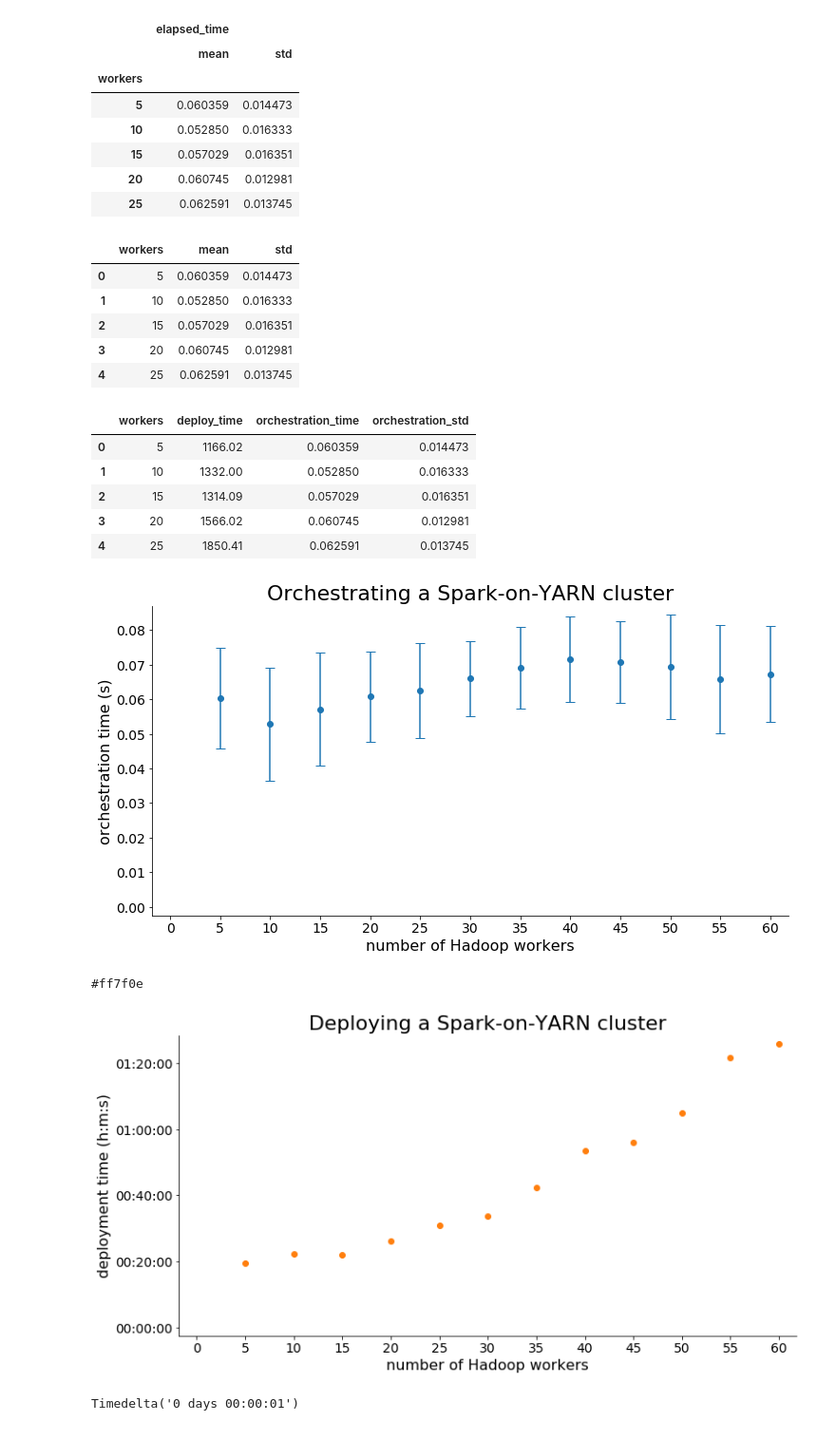
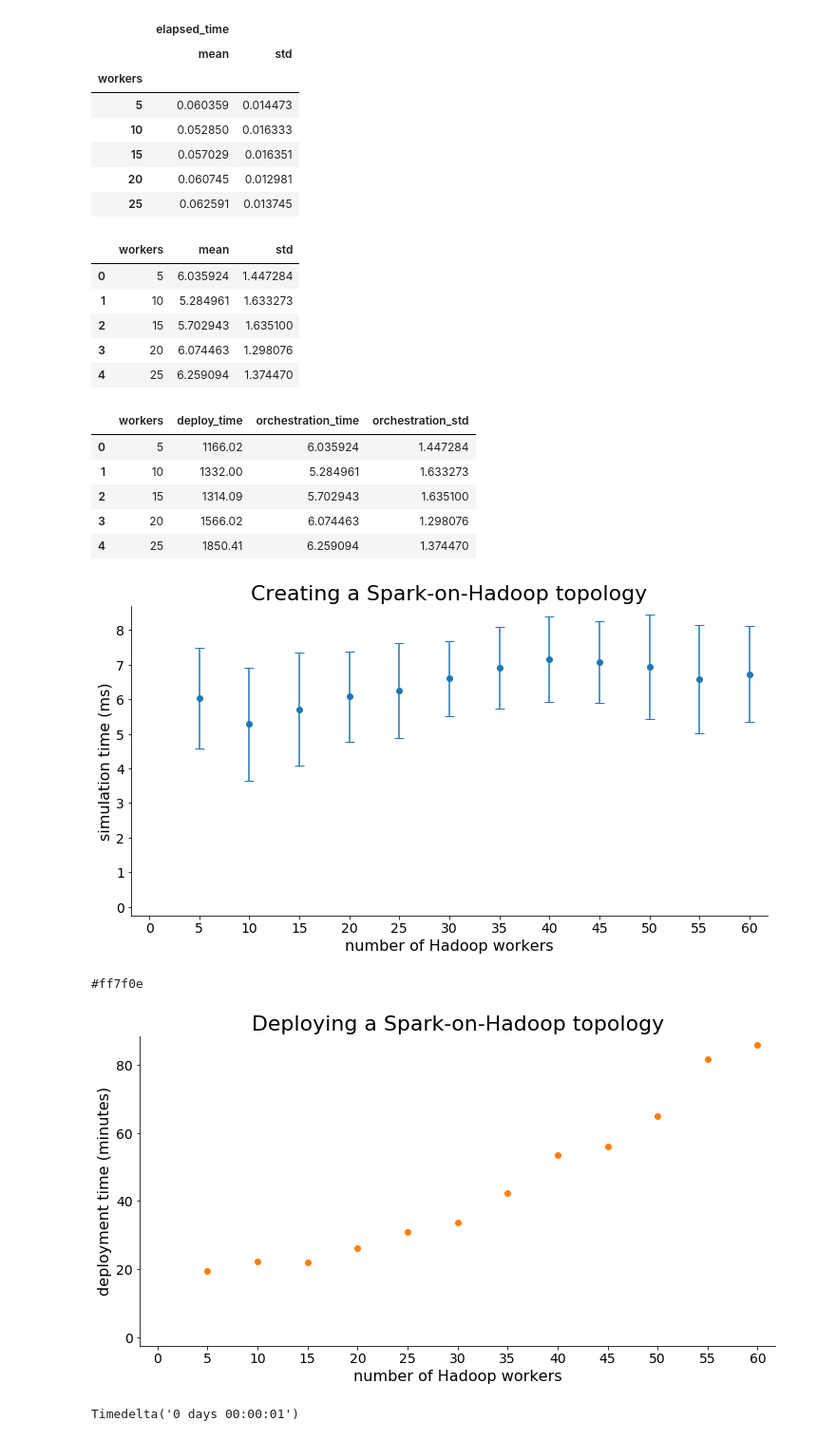
Before and after one commit to IBCNServices/oa, a Jupyter notebook: results/Deploy SOY cluster.ipynb, the cells around one changed output. Shown: that part at 95% size. Drawn from its saved outputs; the diff is of its cells as text; code cells hidden in the pictures.

```diff
--- a/results/Deploy SOY cluster.ipynb
+++ b/results/Deploy SOY cluster.ipynb
@@ -1,5 +1,5 @@
 # %%
-BASEDIR = "/home/merlijn/PHD/PAPERS, PRESENTATIONS, CONFERENCES & PROPOSALS/Software: Practice and Experience/results"
+BASEDIR = "."
 
 import pandas
 or_data = pandas.read_csv(
@@ -41,14 +41,16 @@ or_grouped.head()
 # %%
 final = or_grouped.reset_index()
 final.columns = ['workers', 'mean', 'std']
+final['mean'] = final['mean']*100
+final['std'] = final['std']*100
 final.head()
 # %% [output]
 |  | workers | mean | std |
-| 0 | 5 | 0.060359 | 0.014473 |
-| 1 | 10 | 0.052850 | 0.016333 |
-| 2 | 15 | 0.057029 | 0.016351 |
-| 3 | 20 | 0.060745 | 0.012981 |
-| 4 | 25 | 0.062591 | 0.013745 |
+| 0 | 5 | 6.035924 | 1.447284 |
+| 1 | 10 | 5.284961 | 1.633273 |
+| 2 | 15 | 5.702943 | 1.635100 |
+| 3 | 20 | 6.074463 | 1.298076 |
+| 4 | 25 | 6.259094 | 1.374470 |
 # %%
 merged = dep_data
 merged['orchestration_time'] = final['mean']
@@ -60,11 +62,11 @@ final_both = merged[merged['workers'] <= 60]  # Limit to x values < 100
 final_both.head()
 # %% [output]
 |  | workers | deploy_time | orchestration_time | orchestration_std |
-| 0 | 5 | 1166.02 | 0.060359 | 0.014473 |
-| 1 | 10 | 1332.00 | 0.052850 | 0.016333 |
-| 2 | 15 | 1314.09 | 0.057029 | 0.016351 |
-| 3 | 20 | 1566.02 | 0.060745 | 0.012981 |
-| 4 | 25 | 1850.41 | 0.062591 | 0.013745 |
+| 0 | 5 | 1166.02 | 6.035924 | 1.447284 |
+| 1 | 10 | 1332.00 | 5.284961 | 1.633273 |
+| 2 | 15 | 1314.09 | 5.702943 | 1.635100 |
+| 3 | 20 | 1566.02 | 6.074463 | 1.298076 |
+| 4 | 25 | 1850.41 | 6.259094 | 1.374470 |
 # %%
 import numpy as np
 from datetime import timedelta
@@ -105,12 +107,12 @@ def create_sane_figure():
 def create_orchestrating_soy_cluster_graph():
     (fig, ax) = create_sane_figure()
 
-    ax.set_title("Orchestrating a Spark-on-YARN cluster", fontsize=22)
+    ax.set_title("Creating a Spark-on-Hadoop topology", fontsize=22)
     ax.set_xlabel("number of Hadoop workers")
-    ax.set_ylabel("orchestration time (s)")
+    ax.set_ylabel("simulation time (ms)")
 
     ax.set_xticks(range(0, 101, 5))
-    ax.set_yticks(np.arange(0, 0.11, 0.01))
+    ax.set_yticks(np.arange(0, 11, 1))
 
     # Now put the actual data in the plot
     ax.errorbar(
@@ -127,16 +129,16 @@ def create_orchestrating_soy_cluster_graph():
     fig.show()
 create_orchestrating_soy_cluster_graph()
 # %% [output]
-[figure, old version]
+[figure, new version]
 # %%
 import matplotlib
 
 def create_soy_cluster_graph():
     (fig, ax) = create_sane_figure()
 
-    ax.set_title("Deploying a Spark-on-YARN cluster", fontsize=22)
+    ax.set_title("Deploying a Spark-on-Hadoop topology", fontsize=22)
     ax.set_xlabel("number of Hadoop workers")
-    ax.set_ylabel("deployment time (h:m:s)")
+    ax.set_ylabel("deployment time (minutes)")
 
     ax.set_xticks(range(0, 61, 5))
     ax.set_yticks(range(0, 3*60*60, 20*60))
@@ -147,37 +149,39 @@ def create_soy_cluster_graph():
 #         yerr=final_both['orchestration_std'],
 #         linestyle='None',
 #         capsize=5,
 #         fmt='o'
 #     )
     b = ax.plot(
         final_both['workers'], final_both['deploy_time'],
         'o',     # circles instead of lines
         color="#ff7f0e",
     )
 
     print(matplotlib.colors.rgb2hex(b[0].get_color()))
 
     ax.plot([0], [0], color='white')  # make sure graph starts at 0
     ax.margins(0.03)
     from matplotlib import ticker
 
     def major_formatter(x, pos):
-        hours, remainder = divmod(x, 3600)
-        minutes, seconds = divmod(remainder, 60)
-        duration_formatted = '%02d:%02d:%02d' % (hours, minutes, seconds)
+        #hours, remainder = divmod(x, 3600)
+        #minutes, seconds = divmod(remainder, 60)
+        #duration_formatted = '%02d:%02d:%02d' % (hours, minutes, seconds)
+        minutes = x/60
+        duration_formatted = "{:.0f}".format(minutes)
 
         return duration_formatted
     ax.yaxis.set_major_formatter(ticker.FuncFormatter(major_formatter))
 
     # Save the plot to a file
     fig.savefig("soy_cluster.pdf", bbox_inches="tight")
     fig.show()
 
 
 create_soy_cluster_graph()
 # %% [output]
 #ff7f0e
-[figure, old version]
+[figure, new version]
 # %%
 pandas.to_timedelta(1.00, unit='s')
 # %% [output]
```
Also changed, not shown: 12 other files.
